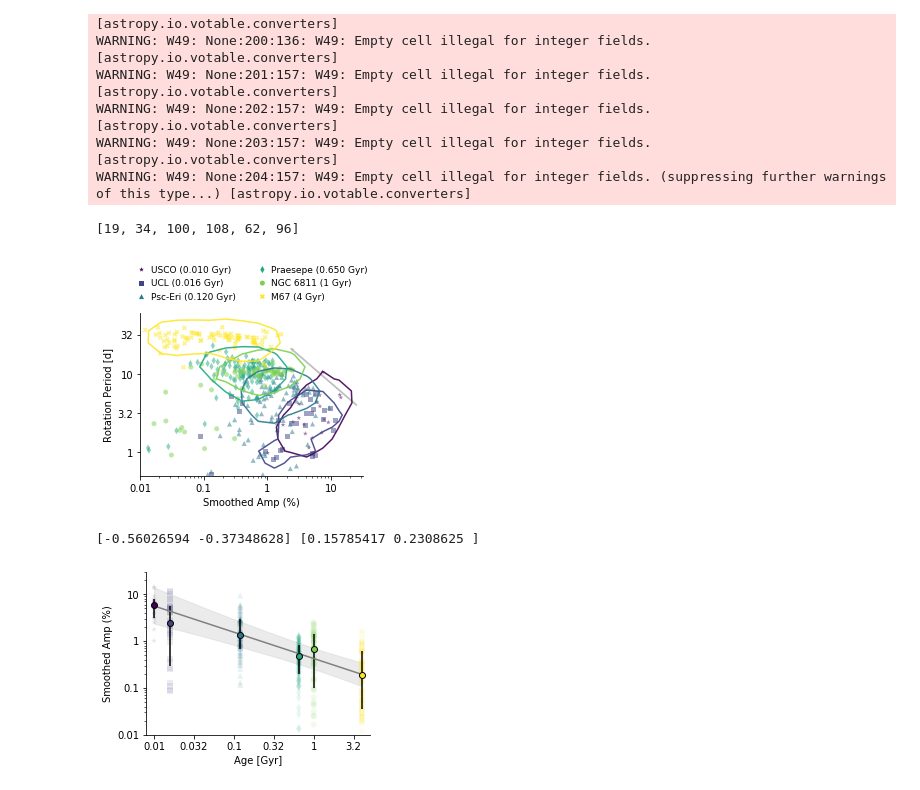
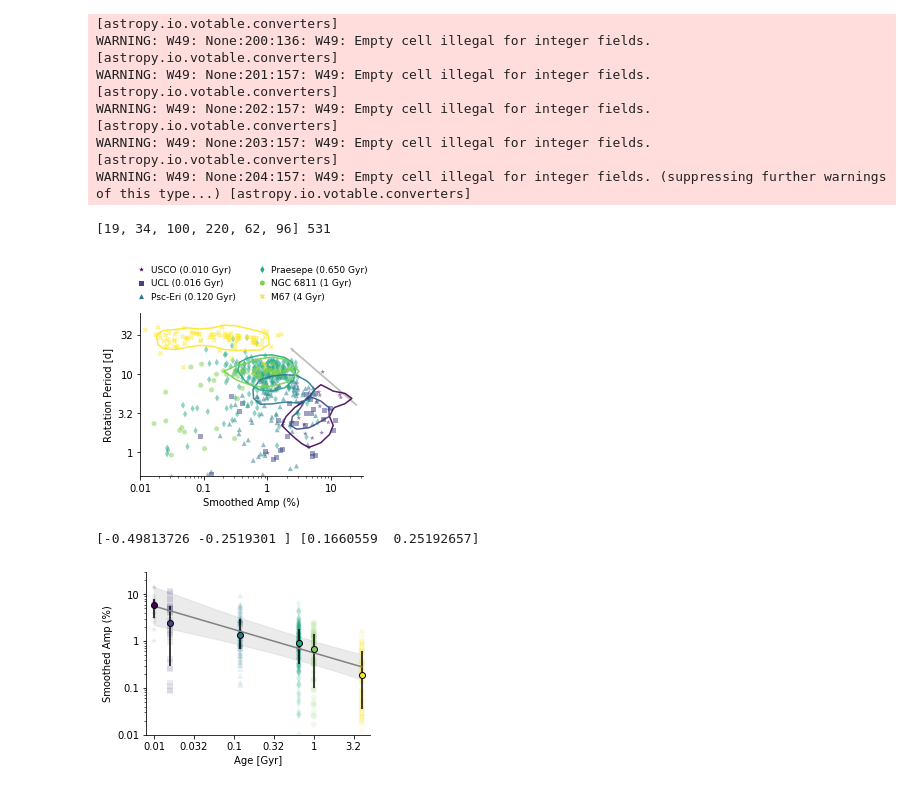
Before and after one commit to bmorris3/birthmarks, a Jupyter notebook: smamps/analysis.ipynb, the cells around one changed output. Drawn from its saved outputs; the diff is of its cells as text; code cells hidden in the pictures.

```diff
--- a/smamps/analysis.ipynb
+++ b/smamps/analysis.ipynb
@@ -39,16 +39,18 @@ amps_ucl = np.load('data/ucl_amps.npy')
 pers_ucl = np.load('data/ucl_pers.npy')
 amps_psc = np.load('data/psc_amps.npy')
 pers_psc = np.load('data/psc_pers.npy')
-amps_pra = douglas_smamp_mask[douglas_singles['Mass'] > 0.6]
-pers_pra = douglas_prot[douglas_singles['Mass'] > 0.6]
+amps_pra = np.load('data/pra_amps.npy') #douglas_smamp_mask[douglas_singles['Mass'] > 0.6]
+pers_pra = np.load('data/pra_pers.npy') #douglas_prot[douglas_singles['Mass'] > 0.6]
 amps_ngc = np.load('data/ngc_amps.npy')
 pers_ngc = np.load('data/ngc_pers.npy')
 amps_m67 = np.load('data/m67_amps.npy')
 pers_m67 = np.load('data/m67_pers.npy')
 # %%
-list(map(len, [amps_usc, amps_ucl, amps_psc, amps_pra, amps_ngc, amps_m67]))
+n_targets = list(map(len, [amps_usc, amps_ucl, amps_psc, amps_pra, amps_ngc, amps_m67]))
+
+print(n_targets, np.sum(n_targets))
 # %% [output]
-[19, 34, 100, 108, 62, 96]
+[19, 34, 100, 220, 62, 96] 531
 # %%
 plt.figure(figsize=(4, 3))
 
@@ -78,11 +80,11 @@ from scipy.ndimage import gaussian_filter
 
 def plot_contour(log_smoothed_amps, log_periods, color):
     hist, xedges, yedges = np.histogram2d(log_smoothed_amps, log_periods, normed=True,
-                                              range=[np.log10([0.005, 32]), np.log10([0.3, 60])], bins=15)
+                                              range=[np.log10([0.005, 32]), np.log10([0.3, 60])], bins=20)
     hist = gaussian_filter(hist, 0.8).T
     X, Y = np.meshgrid(0.5 * (xedges[1:] + xedges[:-1]), 0.5 * (yedges[1:] + yedges[:-1]))
 
-    contours = plt.contour(X, Y, hist, levels=[0.45], colors=[color], alpha=0.9)
+    contours = plt.contour(X, Y, hist, levels=[0.9], colors=[color], alpha=0.9)
 
 # plt.figure(figsize=(4, 3))
 plot_contour(np.log10(amps_usc) + 2, np.log10(pers_usc), cmap(0))
@@ -104,34 +106,34 @@ ax.set_xticklabels(["{0:.2g}".format(10**xt) for xt in xticks])
 ax.set_xticks(np.log10(np.arange(0.01, 0.1, 0.01)).tolist() +
               np.log10(np.arange(0.1, 1, 0.1)).tolist() +
               np.log10(np.arange(1, 10, 1)).tolist() +
               np.log10(np.arange(10, 100, 10)).tolist(), minor=True)
 ax.set_xlim(np.log10([0.01, 32]))
 
 ax.set_ylim(np.log10([0.5, 60]))
 yticks = np.array(ax.get_yticks())
 ax.set_yticklabels(["{0:.2g}".format(i) for i in 10**yticks])
 # leg = plt.legend(loc=(0.4, 1.05), framealpha=0.8, frameon=False)#(0, 1.01))
 leg = plt.legend(loc=(-0.05, 1.05), framealpha=0.8,
                  frameon=False, ncol=2, fontsize=9, handletextpad=0)
 
 for lh in leg.legendHandles:
     lh.set_alpha(1)
 
 # plt.annotate("Uniform", np.log10([0.012, 0.58]), fontsize=8)
 # plt.annotate("Asymmetric", np.log10([7, 0.58]), fontsize=8)
 
 # http://matplotlib.1069221.n5.nabble.com/Right-align-legend-contents-td13119.html
 # vp = leg._legend_box._children[-1]._children[0]
 # for c in vp._children:
 #     c._children.reverse()
 # vp.align = "right"
 
 for s in ['right', 'top']:
     ax.spines[s].set_visible(False)
 
 plt.savefig('plots/clusters.pdf', bbox_inches='tight')
 # %% [output]
-[figure, old version]
+[figure, new version]
 # %%
 import seaborn
 import scipy.special as sp
@@ -221,5 +223,5 @@ ax.set_ylabel('Smoothed Amp (%)')
 
 plt.savefig('plots/age_smamp.pdf', bbox_inches='tight')
 # %% [output]
-[-0.56026594 -0.37348628] [0.15785417 0.2308625 ]
+[-0.49813726 -0.2519301 ] [0.1660559  0.25192657]
-[figure, old version]
+[figure, new version]
```
Also changed, not shown: 11 other files.
